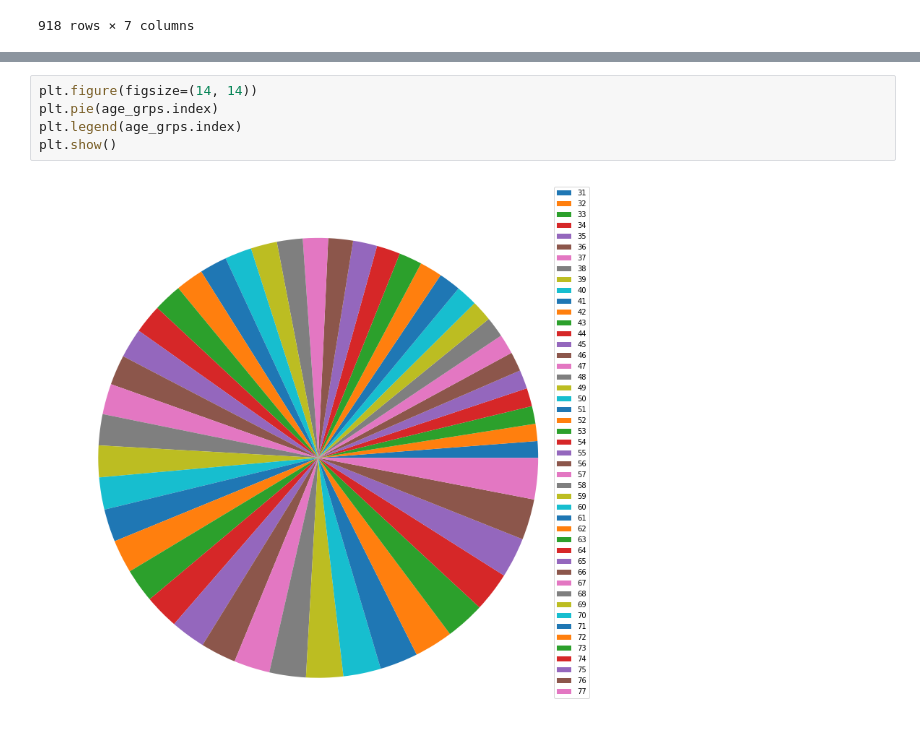
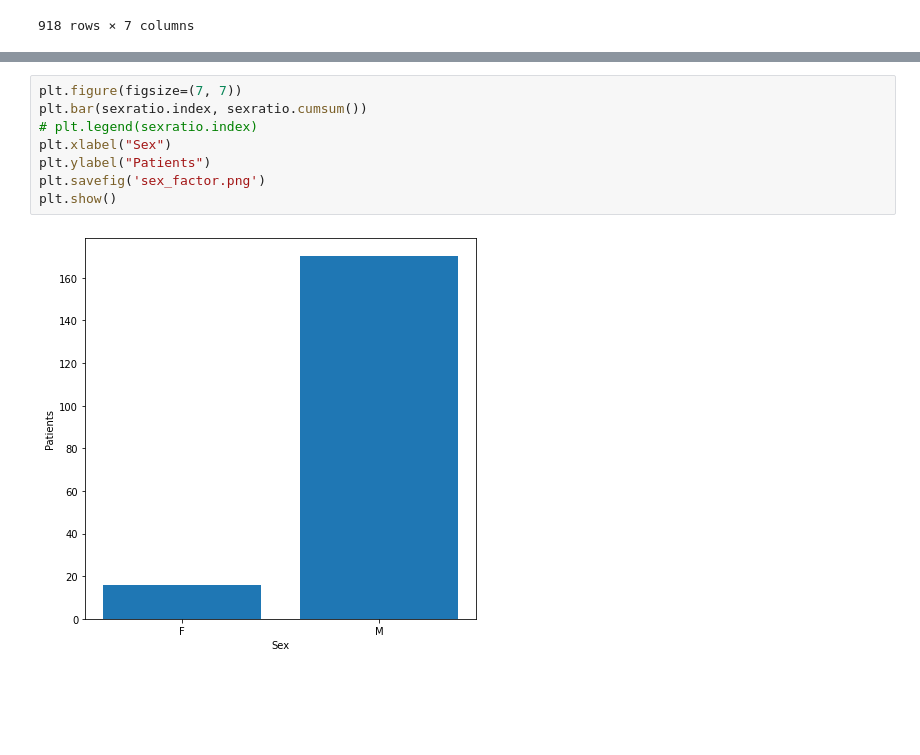
Before and after one commit to Irfan-Ahmad-byte/my_pandas, a Jupyter notebook: heart_failure.ipynb, the cells around one changed output, grey strips where cells are left out. Drawn from its saved outputs; the diff is of its cells as text; blank space fills up the shorter version.

Commit message:
visualized

```diff
--- a/heart_failure.ipynb
+++ b/heart_failure.ipynb
@@ -146,7 +146,10 @@ Int64Index([31, 32, 33, 34, 35, 36, 37, 38, 39, 40, 41, 42, 43, 44, 45, 46, 47,
-# %%
-plt.figure(figsize=(14, 14))
-plt.pie(age_grps.index)
-plt.legend(age_grps.index)
-plt.show()
-# %% [output]
-[figure, removed]
+# %%
+plt.figure(figsize=(7, 7))
+plt.bar(sexratio.index, sexratio.cumsum())
+# plt.legend(sexratio.index)
+plt.xlabel("Sex")
+plt.ylabel("Patients")
+plt.savefig('sex_factor.png')
+plt.show()
+# %% [output]
+[figure, added]
```
Also changed, not shown: parts of 22 cells of this notebook.
